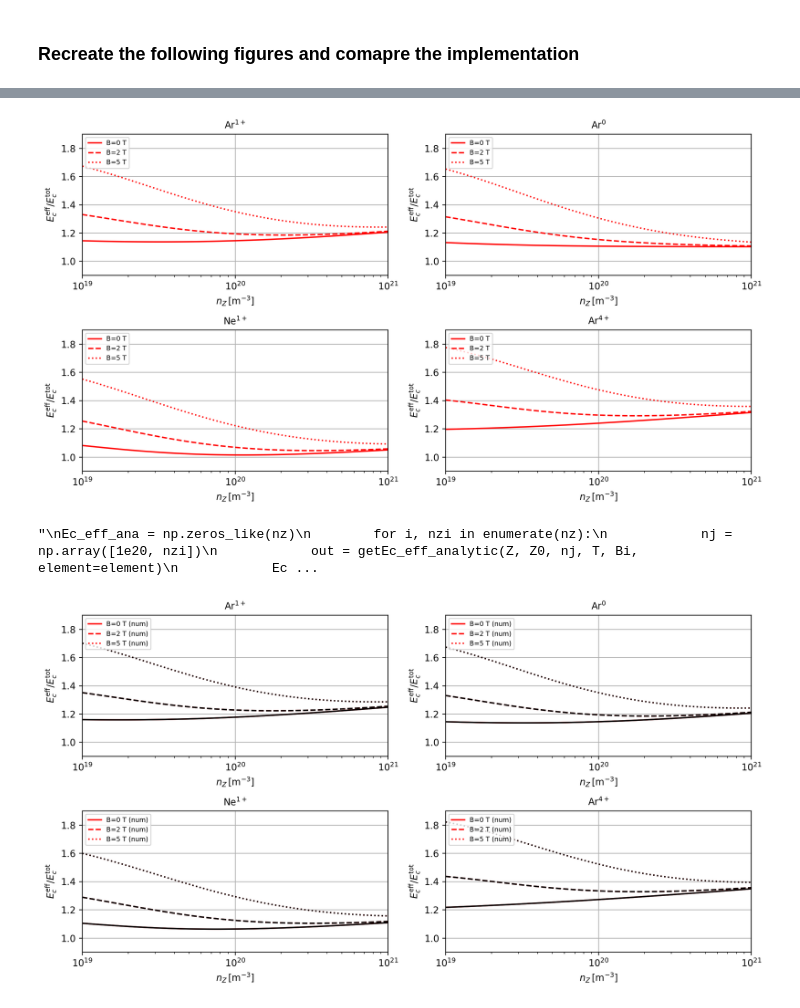
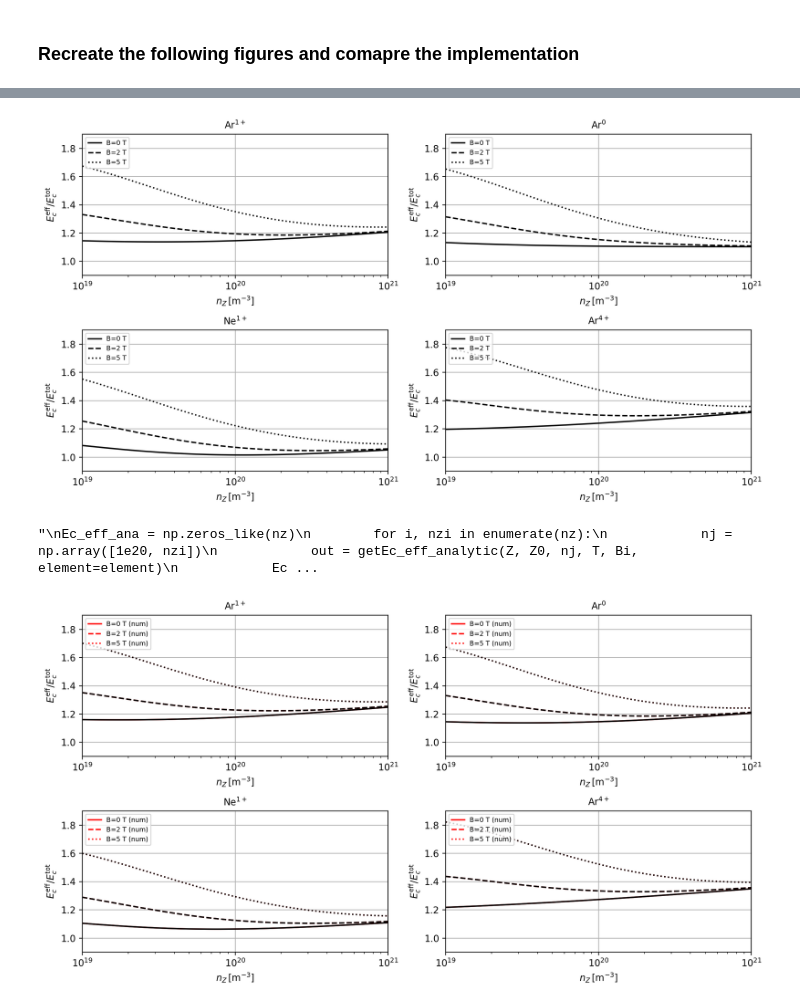
Before and after one commit to ridatta/RE_Solver, a Jupyter notebook: Critical_E_Field.ipynb, the cells around one changed output, grey strips where cells are left out. Cells and saved outputs as stored; diff of their text form; code cells hidden in the pictures.

```diff
--- a/Critical_E_Field.ipynb
+++ b/Critical_E_Field.ipynb
@@ -354,7 +354,7 @@ def plot_Eceff(ax, get_func, Z, Z0, T=10, Bs=[0,2,5], label='', element='Ne'):
             nj = np.array([1e20, nzi])
             out = get_func(Z, Z0, nj, T, Bi)
             Ec_eff[i] = out[0] / out[1]
-        ax.plot(nz, Ec_eff, linestyle=line, color = 'r', label=f'B={Bi} T')
+        ax.plot(nz, Ec_eff, linestyle=line, color = 'k', label=f'B={Bi} T')
 
 
 
@@ -372,34 +372,34 @@ plt.subplots_adjust(wspace=0.3, hspace=0.35)
 
 #  Ar1+
 
 Z, Z0 = np.array([1, 18]), np.array([1, 1])
 plot_Eceff(axs[0, 0], getEc_eff_AR, Z, Z0, label='Ar$^{1+}$')
 
 #  Ar0
 Z, Z0 = np.array([1, 18]), np.array([1, 0])
 plot_Eceff(axs[0, 1], getEc_eff_AR, Z, Z0, label='Ar$^{0}$')
 
 #  Ne1+
 Z, Z0 = np.array([1, 10]), np.array([1, 1])
 plot_Eceff(axs[1, 0], getEc_eff_NE, Z, Z0, label='Ne$^{1+}$')
 
 #  Ar4+
 Z, Z0 = np.array([1, 18]), np.array([1, 4])
 plot_Eceff(axs[1, 1], getEc_eff_AR, Z, Z0, label='Ar$^{4+}$')
 
 plt.tight_layout()
 plt.show()
 
 '''
 Ec_eff_ana = np.zeros_like(nz)
         for i, nzi in enumerate(nz):
             nj = np.array([1e20, nzi])
             out = getEc_eff_analytic(Z, Z0, nj, T, Bi, element=element)
             Ec_eff_ana[i] = out[0] / out[1]
         ax.plot(nz, Ec_eff_ana, linestyle=line, color='k')
 '''
 # %% [output]
-[figure, old version]
+[figure, new version]
 "\nEc_eff_ana = np.zeros_like(nz)\n        for i, nzi in enumerate(nz):\n            nj = np.array([1e20, nzi])\n            out = getEc_eff_analytic(Z, Z0, nj, T, Bi, element=element)\n            Ec ...
 # %%
 def plot_Eceff(ax, get_func, Z, Z0, T=10, Bs=[0,2,5], label='', element='Ne'):
```
Also changed, not shown: 19 other files.
